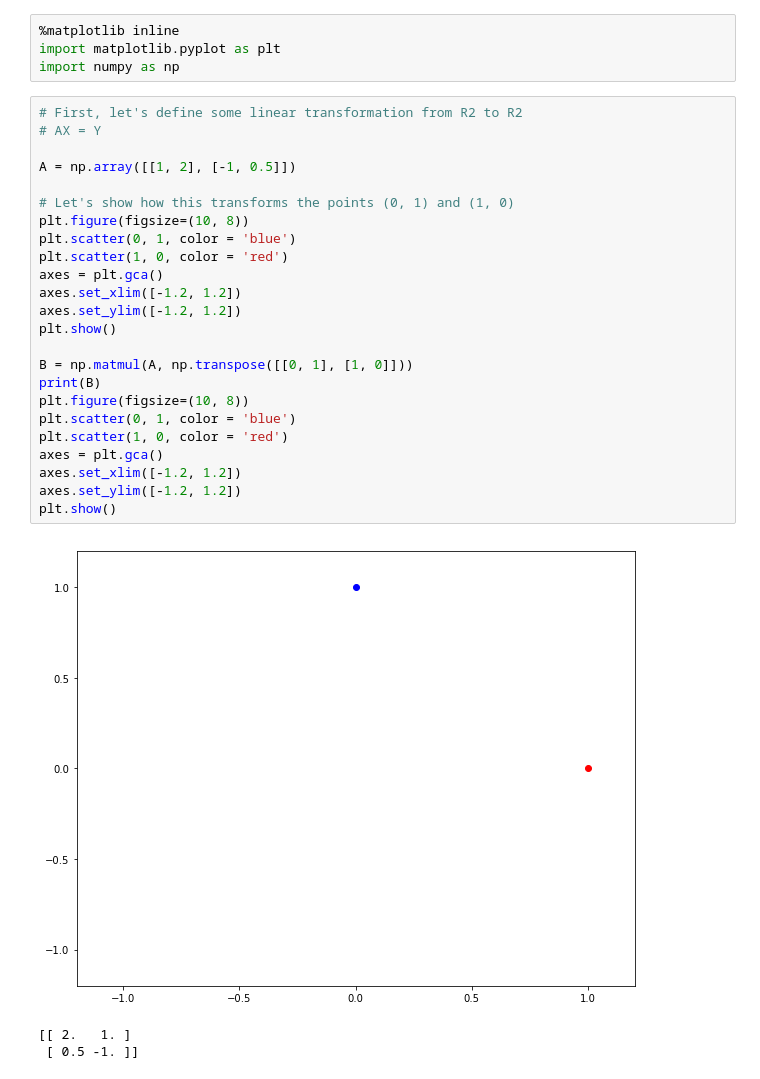
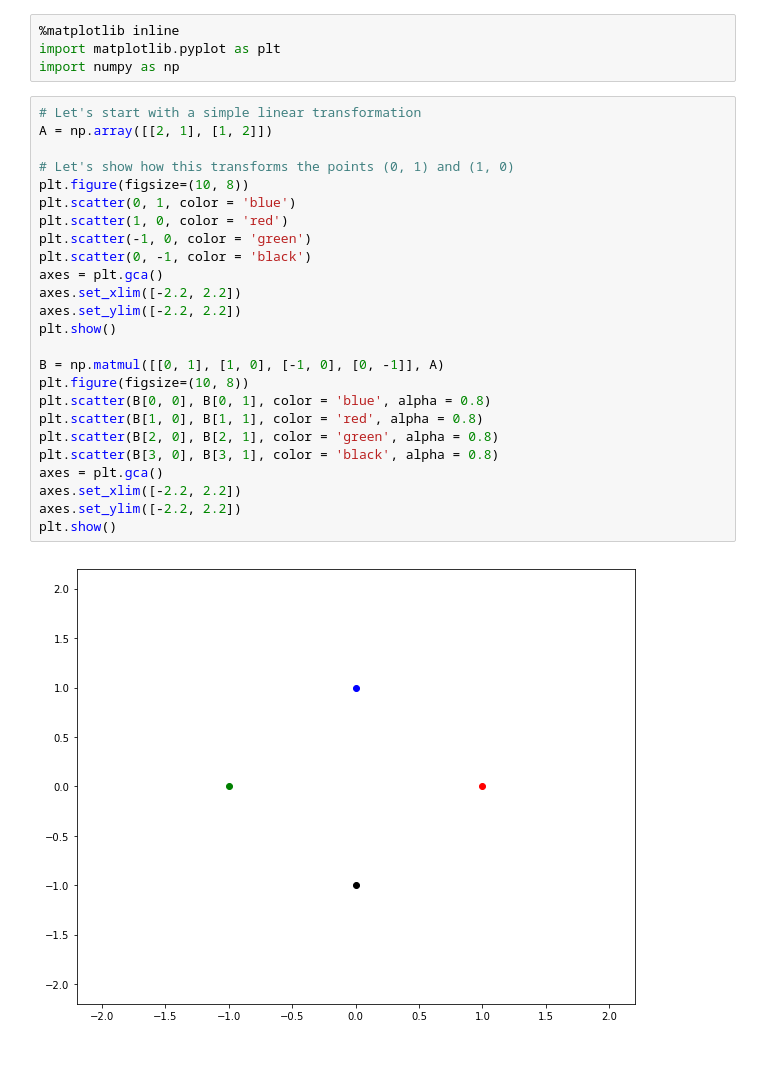
Before and after one commit to KSafran/Data_Science_Tutorials, a Jupyter notebook: python_math/Eigenvectors.ipynb, the cells around one changed output. Cells and saved outputs as stored; diff of their text form.

```diff
--- a/python_math/Eigenvectors.ipynb
+++ b/python_math/Eigenvectors.ipynb
@@ -3,30 +3,29 @@
 import matplotlib.pyplot as plt
 import numpy as np
 # %%
-# First, let's define some linear transformation from R2 to R2
-# AX = Y
-
-A = np.array([[1, 2], [-1, 0.5]])
+# Let's start with a simple linear transformation
+A = np.array([[2, 1], [1, 2]])
 
 # Let's show how this transforms the points (0, 1) and (1, 0)
 plt.figure(figsize=(10, 8))
 plt.scatter(0, 1, color = 'blue')
 plt.scatter(1, 0, color = 'red')
+plt.scatter(-1, 0, color = 'green')
+plt.scatter(0, -1, color = 'black')
 axes = plt.gca()
-axes.set_xlim([-1.2, 1.2])
-axes.set_ylim([-1.2, 1.2])
+axes.set_xlim([-2.2, 2.2])
+axes.set_ylim([-2.2, 2.2])
 plt.show()
 
-B = np.matmul(A, np.transpose([[0, 1], [1, 0]]))
-print(B)
+B = np.matmul([[0, 1], [1, 0], [-1, 0], [0, -1]], A)
 plt.figure(figsize=(10, 8))
-plt.scatter(0, 1, color = 'blue')
-plt.scatter(1, 0, color = 'red')
+plt.scatter(B[0, 0], B[0, 1], color = 'blue', alpha = 0.8)
+plt.scatter(B[1, 0], B[1, 1], color = 'red', alpha = 0.8)
+plt.scatter(B[2, 0], B[2, 1], color = 'green', alpha = 0.8)
+plt.scatter(B[3, 0], B[3, 1], color = 'black', alpha = 0.8)
 axes = plt.gca()
-axes.set_xlim([-1.2, 1.2])
-axes.set_ylim([-1.2, 1.2])
+axes.set_xlim([-2.2, 2.2])
+axes.set_ylim([-2.2, 2.2])
 plt.show()
 # %% [output]
-[figure, old version]
+[figure, new version]
-[[ 2.   1. ]
- [ 0.5 -1. ]]
```
Also changed, not shown: parts of 4 cells of this notebook, 1 other file.
